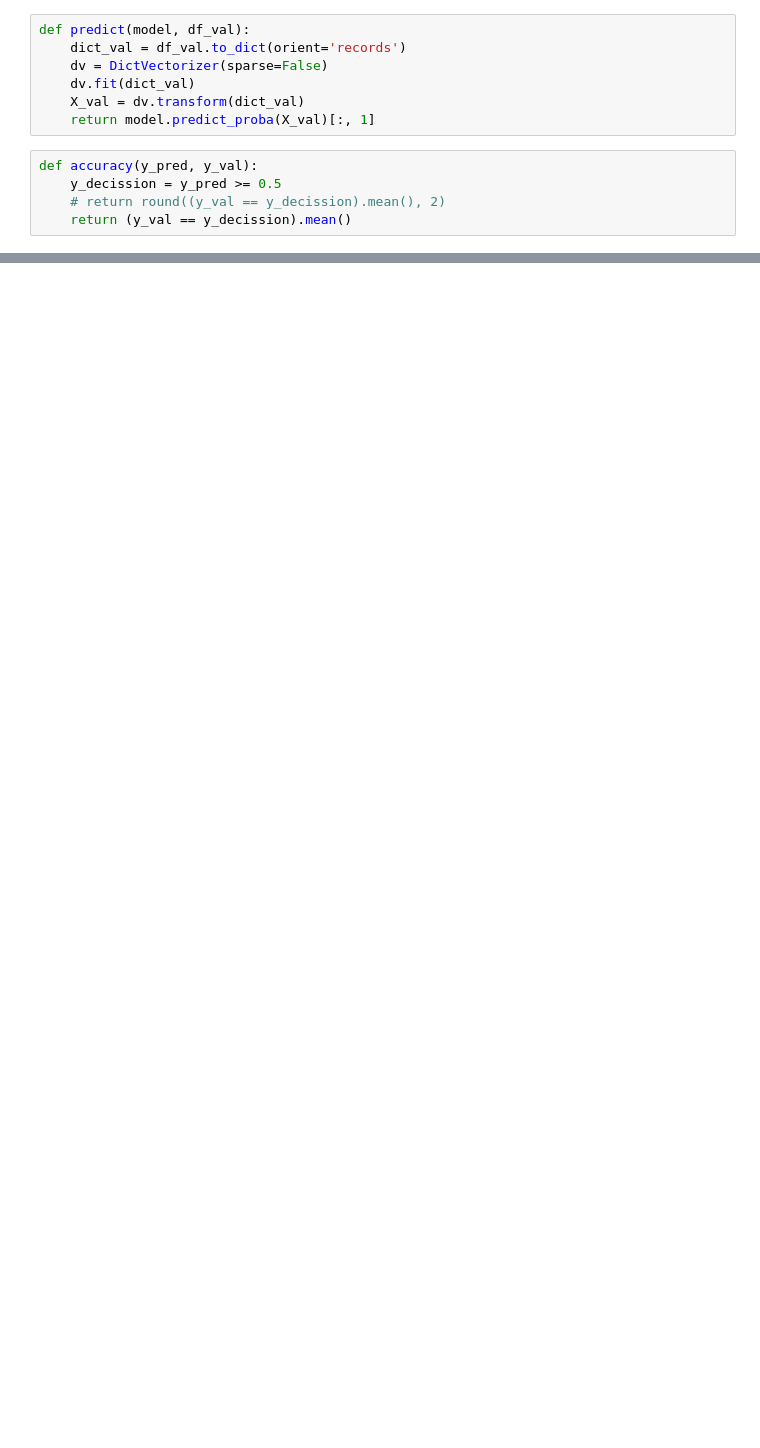
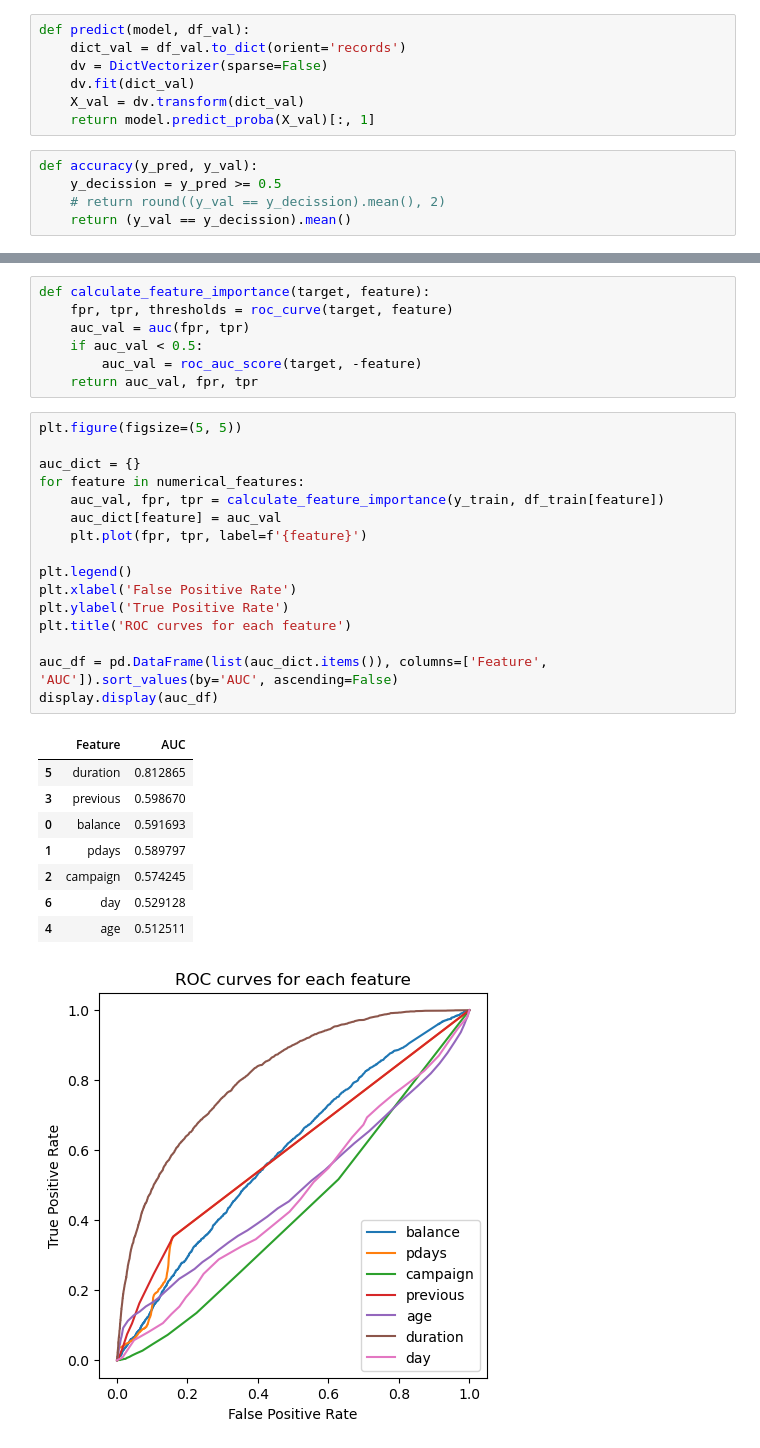
Before and after one commit to vladflore/machine-learning-zoomcamp-cohort-2024, a Jupyter notebook: 04-classification-evaluation-metrics-hw.ipynb, the cells around one changed output, grey strips where cells are left out. Saved outputs shown, nothing was run; the diff lists cells and outputs as text; blank space fills up the shorter version.

```diff
--- a/04-classification-evaluation-metrics-hw.ipynb
+++ b/04-classification-evaluation-metrics-hw.ipynb
@@ -716,0 +353,33 @@ min(c for c, value in res.items() if value == max_acc)
+# %%
+def calculate_feature_importance(target, feature):
+    fpr, tpr, thresholds = roc_curve(target, feature)
+    auc_val = auc(fpr, tpr)
+    if auc_val < 0.5:
+        auc_val = roc_auc_score(target, -feature)
+    return auc_val, fpr, tpr
+# %%
+plt.figure(figsize=(5, 5))
+
+auc_dict = {}
+for feature in numerical_features:
+    auc_val, fpr, tpr = calculate_feature_importance(y_train, df_train[feature])
+    auc_dict[feature] = auc_val
+    plt.plot(fpr, tpr, label=f'{feature}')
+
+plt.legend()
+plt.xlabel('False Positive Rate')
+plt.ylabel('True Positive Rate')
+plt.title('ROC curves for each feature')
+
+auc_df = pd.DataFrame(list(auc_dict.items()), columns=['Feature', 'AUC']).sort_values(by='AUC', ascending=False)
+display.display(auc_df)
+# %% [output]
+|  | Feature | AUC |
+| 5 | duration | 0.812865 |
+| 3 | previous | 0.598670 |
+| 0 | balance | 0.591693 |
+| 1 | pdays | 0.589797 |
+| 2 | campaign | 0.574245 |
+| 6 | day | 0.529128 |
+| 4 | age | 0.512511 |
+[figure, added]
```
Also changed, not shown: parts of 46 cells of this notebook.
